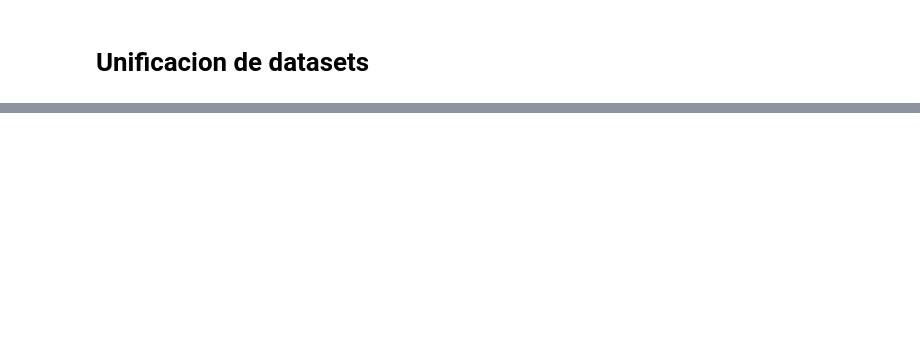
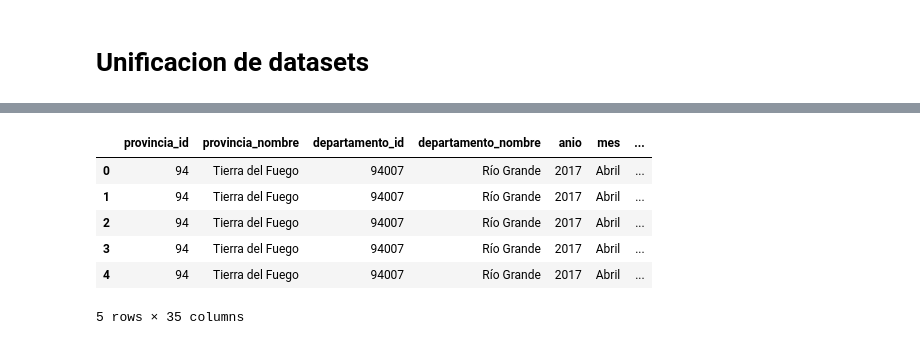
Before and after one commit to caucot/hechos-delictivios-tdf, a Jupyter notebook: notebooks/unificacion-datasets.ipynb, the cells around one changed output, grey strips where cells are left out. Cells and saved outputs as stored; diff of their text form; code cells hidden in the pictures; blank space fills up the shorter version.

```diff
--- a/notebooks/unificacion-datasets.ipynb
+++ b/notebooks/unificacion-datasets.ipynb
@@ -225,4 +414,6 @@ df_ipc.head()
 # %% [markdown]
 # Unificacion de datasets
 # %%
-df_delictivo = pd.read_csv("Datos/df_TDF_SAT-Propiedad-BU_2017-2023.csv", delimiter =',')
+df_delictivo = pd.read_csv(path + r"data\interim\TDF_SAT-Propiedad-BU_2017-2023.csv", delimiter =',')
+# %%
+df_poblacion_total = pd.read_csv(path + r"data/interim/Poblacion-total-segun-ingreso-medio-per-capita.csv", delimiter =',')
@@ -228,0 +432,25 @@ df_delictivo = pd.read_csv("Datos/df_TDF_SAT-Propiedad-BU_2017-2023.csv", delimi
+# %%
+# union del dataset df_poblacion:
+df_poblacion_total.rename(columns={"Año": "anio"}, inplace=True)
+
+# Definir a qué trimestre pertenece cada mes
+trimestre_mapping = {
+    "Enero": "1er trimestre", "Febrero": "1er trimestre", "Marzo": "1er trimestre",
+    "Abril": "2do trimestre", "Mayo": "2do trimestre", "Junio": "2do trimestre",
+    "Julio": "3er trimestre", "Agosto": "3er trimestre", "Septiembre": "3er trimestre",
+    "Octubre": "4to trimestre", "Noviembre": "4to trimestre", "Diciembre": "4to trimestre"
+}
+df_delictivo["Trimestre"] = df_delictivo["mes"].map(trimestre_mapping)
+
+df_poblacion_filtrado = df_poblacion_total[["anio", "Trimestre", "Población total"]]
+df_delictivo = df_delictivo.merge(df_poblacion_filtrado, on=["anio", "Trimestre"], how="left")
+# %%
+df_delictivo.head()
+# %% [output]
+|  | provincia_id | provincia_nombre | departamento_id | departamento_nombre | anio | mes | ... |
+| 0 | 94 | Tierra del Fuego | 94007 | Río Grande | 2017 | Abril | ... |
+| 1 | 94 | Tierra del Fuego | 94007 | Río Grande | 2017 | Abril | ... |
+| 2 | 94 | Tierra del Fuego | 94007 | Río Grande | 2017 | Abril | ... |
+| 3 | 94 | Tierra del Fuego | 94007 | Río Grande | 2017 | Abril | ... |
+| 4 | 94 | Tierra del Fuego | 94007 | Río Grande | 2017 | Abril | ... |
+5 rows × 35 columns
```
Also changed, not shown: parts of 78 cells of this notebook, 21 other files.
